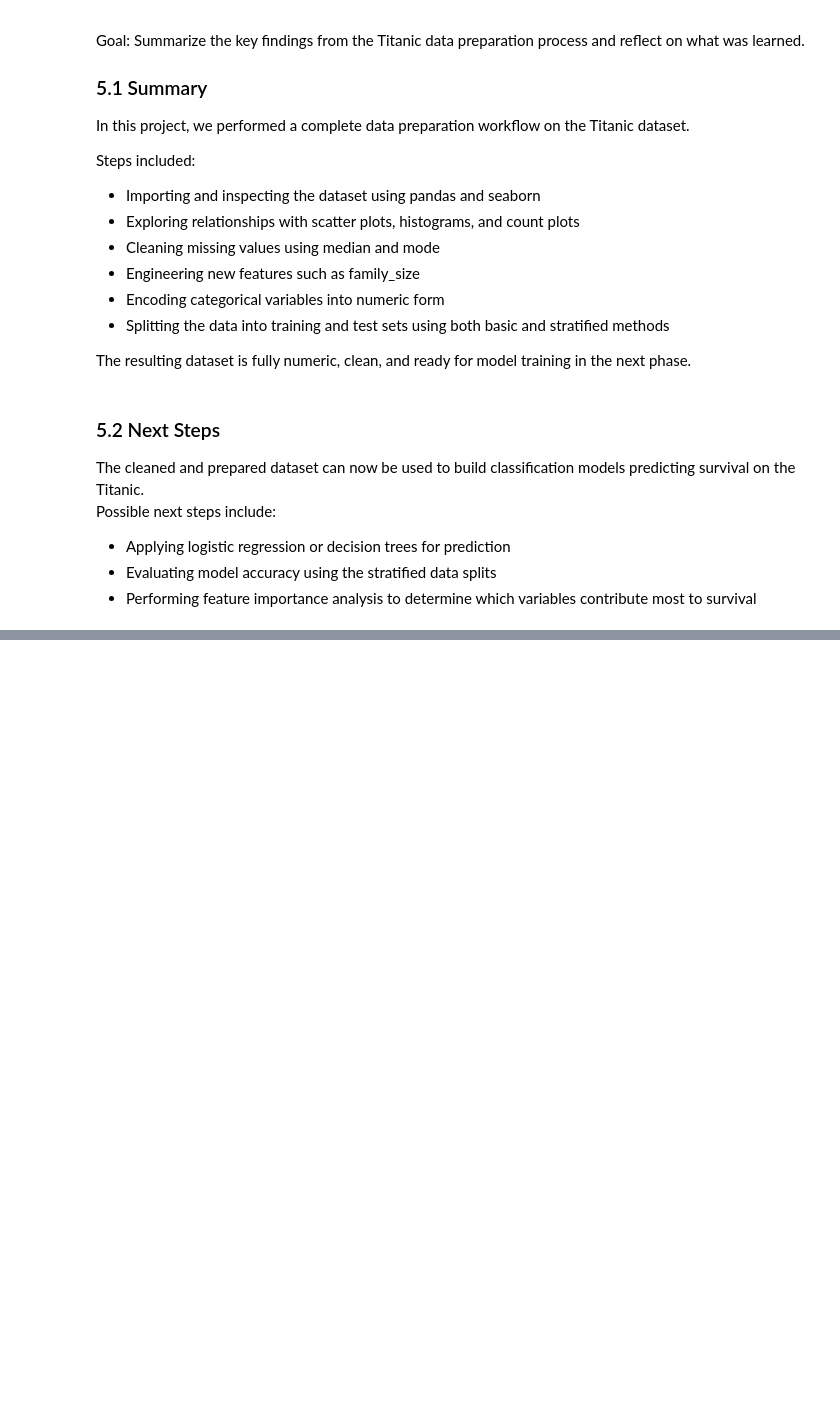
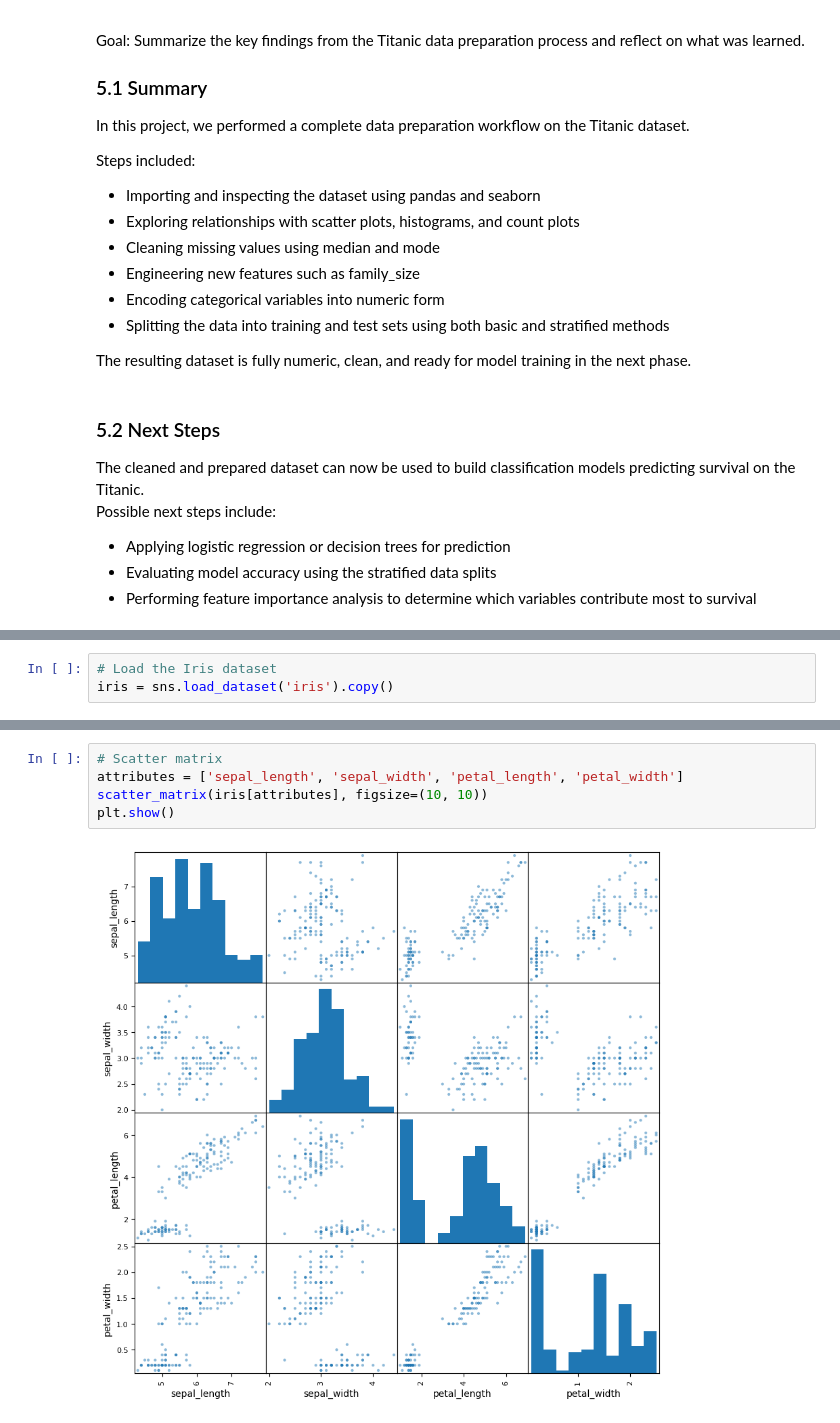
Before and after one commit to BethSpornitz/ml01, a Jupyter notebook: notebooks/project02/ml02_bethspornitz.ipynb, the cells around one changed output, grey strips where cells are left out. Saved outputs shown, nothing was run; the diff lists cells and outputs as text; blank space fills up the shorter version.

```diff
--- a/notebooks/project02/ml02_bethspornitz.ipynb
+++ b/notebooks/project02/ml02_bethspornitz.ipynb
@@ -581,0 +604,3 @@ Possible next steps include:
+# %%
+# Load the Iris dataset
+iris = sns.load_dataset('iris').copy()
@@ -581,0 +689,7 @@ Possible next steps include:
+# %%
+# Scatter matrix
+attributes = ['sepal_length', 'sepal_width', 'petal_length', 'petal_width']
+scatter_matrix(iris[attributes], figsize=(10, 10))
+plt.show()
+# %% [output]
+[figure, added]
```
Also changed, not shown: parts of 36 cells of this notebook.
